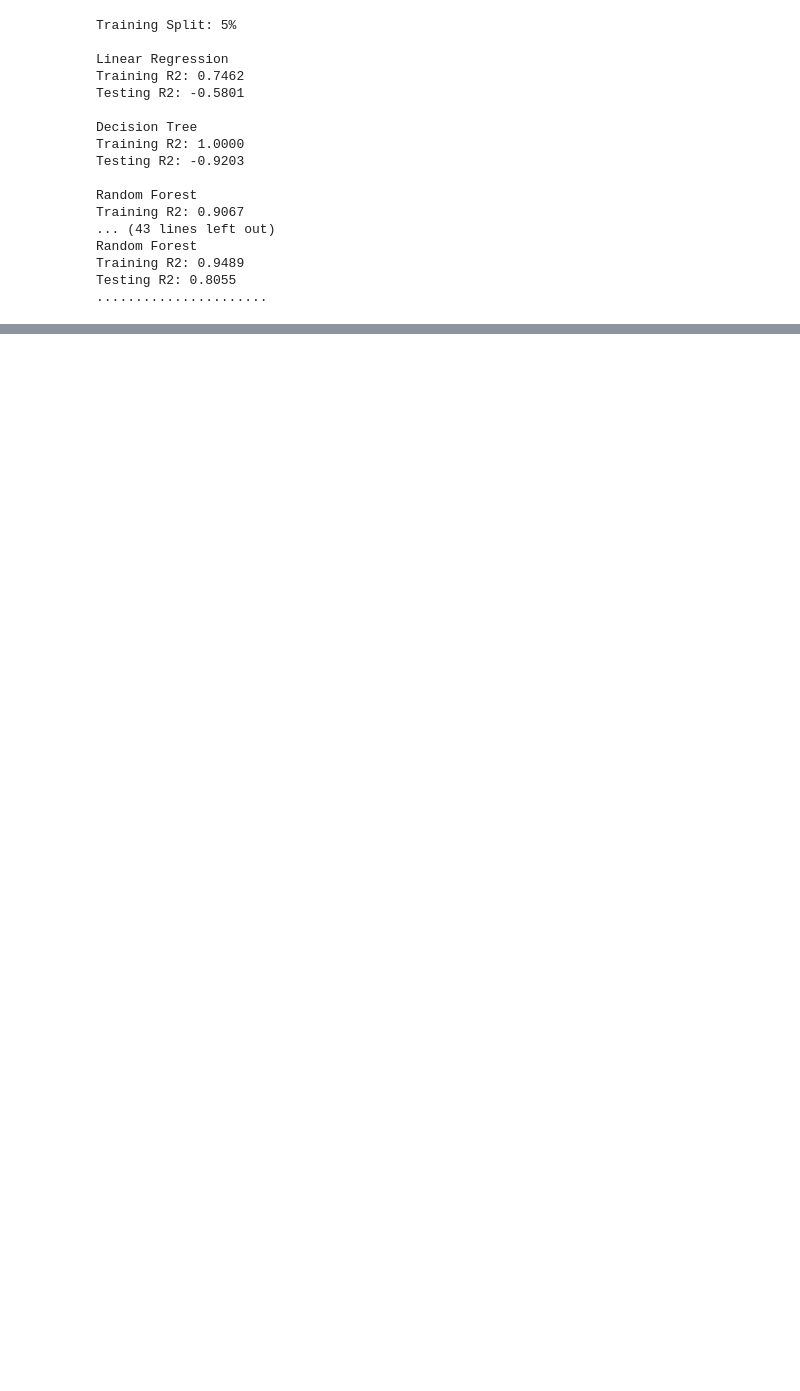
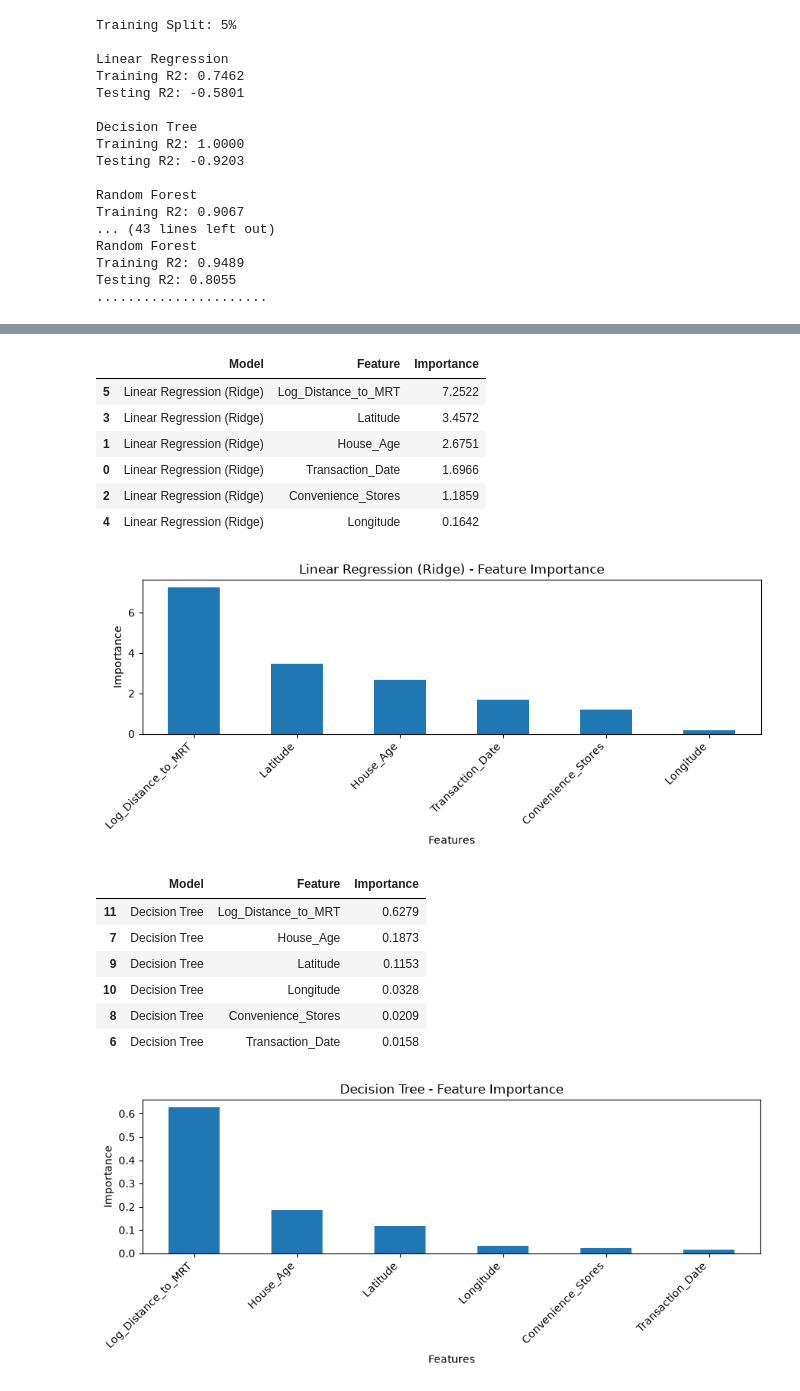
Before and after one commit to sba25049-boop/ML-CA1_sba25049_1126, a Jupyter notebook: ML_HDipData_Sept26_PT_Mariana_Garcia_sba25049_CA1.ipynb, the cells around one changed output, grey strips where cells are left out. Cells and saved outputs as stored; diff of their text form; code cells hidden in the pictures; blank space fills up the shorter version.

```diff
--- a/Mariana_Garcia_sba25049_CA1.ipynb
+++ b/ML_HDipData_Sept26_PT_Mariana_Garcia_sba25049_CA1.ipynb
@@ -1693,0 +1707,76 @@ for name in feature_df["Model"].unique():
+# %%
+X_train, X_test, y_train, y_test = splits[0.80]
+
+
+models_importance = {
+    "Linear Regression (Ridge)": make_pipeline(
+        StandardScaler(), Ridge(alpha=10)
+    ),
+    "Decision Tree": DecisionTreeRegressor(
+        max_depth=5, random_state=42
+    ),
+    "Random Forest": RandomForestRegressor(
+        n_estimators=50, random_state=42
+    )
+}
+
+feature_results = []
+
+for name, model in models_importance.items():
+
+    model.fit(X_train, y_train)
+
+    if name == "Linear Regression (Ridge)":
+        importance = abs(model.named_steps["ridge"].coef_)
+    else:
+        importance = model.feature_importances_
+
+    for feature, value in zip(X_train.columns, importance):
+        feature_results.append([name, feature, value])
+
+feature_df = pd.DataFrame(
+    feature_results,
+    columns=["Model", "Feature", "Importance"]
+)
+
+
+for name in feature_df["Model"].unique():
+
+    model_data = feature_df[feature_df["Model"] == name]
+    model_data = model_data.sort_values(
+        "Importance", ascending=False
+    )
+
+    display(model_data.round(4))
+
+    model_data.plot(
+        x="Feature",
+        y="Importance",
+        kind="bar",
+        figsize=(9, 4),
+        title=f"{name} - Feature Importance",
+        legend=False
+    )
+
+    plt.ylabel("Importance")
+    plt.xlabel("Features")
+    plt.xticks(rotation=45, ha="right")
+    plt.tight_layout()
+    plt.show()
+# %% [output]
+|  | Model | Feature | Importance |
+| 5 | Linear Regression (Ridge) | Log_Distance_to_MRT | 7.2522 |
+| 3 | Linear Regression (Ridge) | Latitude | 3.4572 |
+| 1 | Linear Regression (Ridge) | House_Age | 2.6751 |
+| 0 | Linear Regression (Ridge) | Transaction_Date | 1.6966 |
+| 2 | Linear Regression (Ridge) | Convenience_Stores | 1.1859 |
+| 4 | Linear Regression (Ridge) | Longitude | 0.1642 |
+[figure, added]
+|  | Model | Feature | Importance |
+| 11 | Decision Tree | Log_Distance_to_MRT | 0.6279 |
+| 7 | Decision Tree | House_Age | 0.1873 |
+| 9 | Decision Tree | Latitude | 0.1153 |
+| 10 | Decision Tree | Longitude | 0.0328 |
+| 8 | Decision Tree | Convenience_Stores | 0.0209 |
+| 6 | Decision Tree | Transaction_Date | 0.0158 |
+[figure, added]
```
Also changed, not shown: parts of 53 cells of this notebook, 4 other files.
